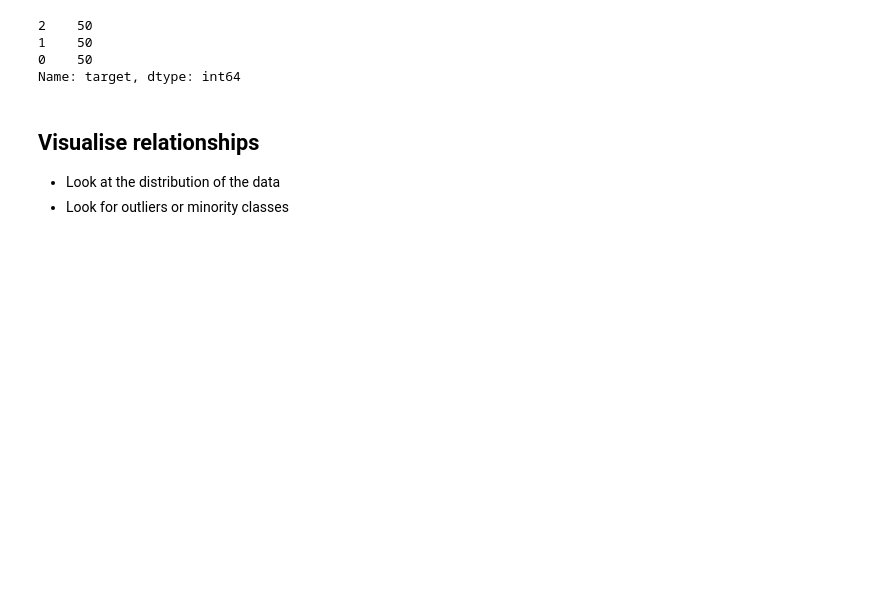
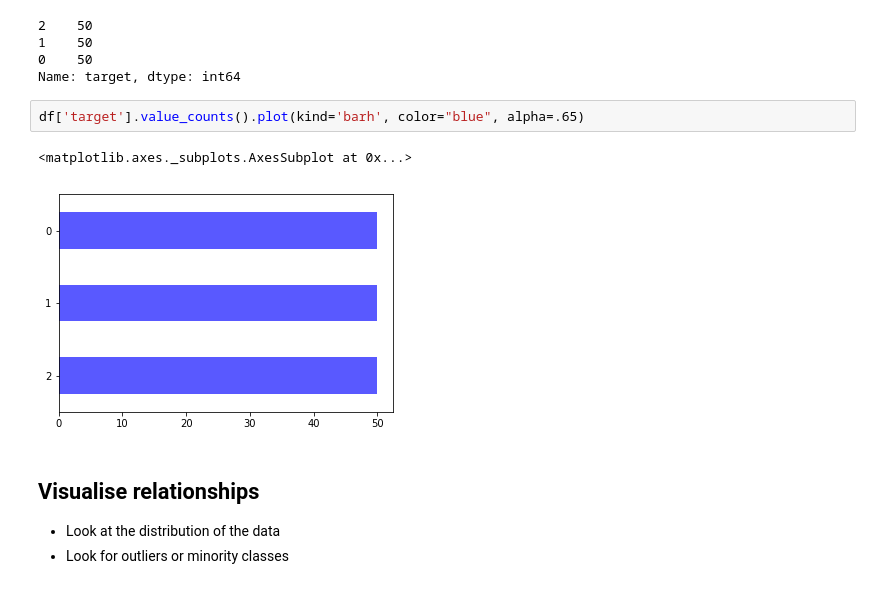
Before and after one commit to jackbrucesimpson/Reference, a Jupyter notebook: notebooks/ml_workflow/explore.ipynb, the cells around one changed output. Cells and saved outputs as stored; diff of their text form; blank space fills up the shorter version.

```diff
--- a/notebooks/ml_workflow/explore.ipynb
+++ b/notebooks/ml_workflow/explore.ipynb
@@ -82,6 +82,11 @@ df['target'].value_counts()
 1    50
 0    50
 Name: target, dtype: int64
+# %%
+df['target'].value_counts().plot(kind='barh', color="blue", alpha=.65)
+# %% [output]
+<matplotlib.axes._subplots.AxesSubplot at 0x...>
+[figure, added]
 # %% [markdown]
 ## Visualise relationships
 - Look at the distribution of the data
```
Also changed, not shown: parts of 3 cells of this notebook, 1 other file.
